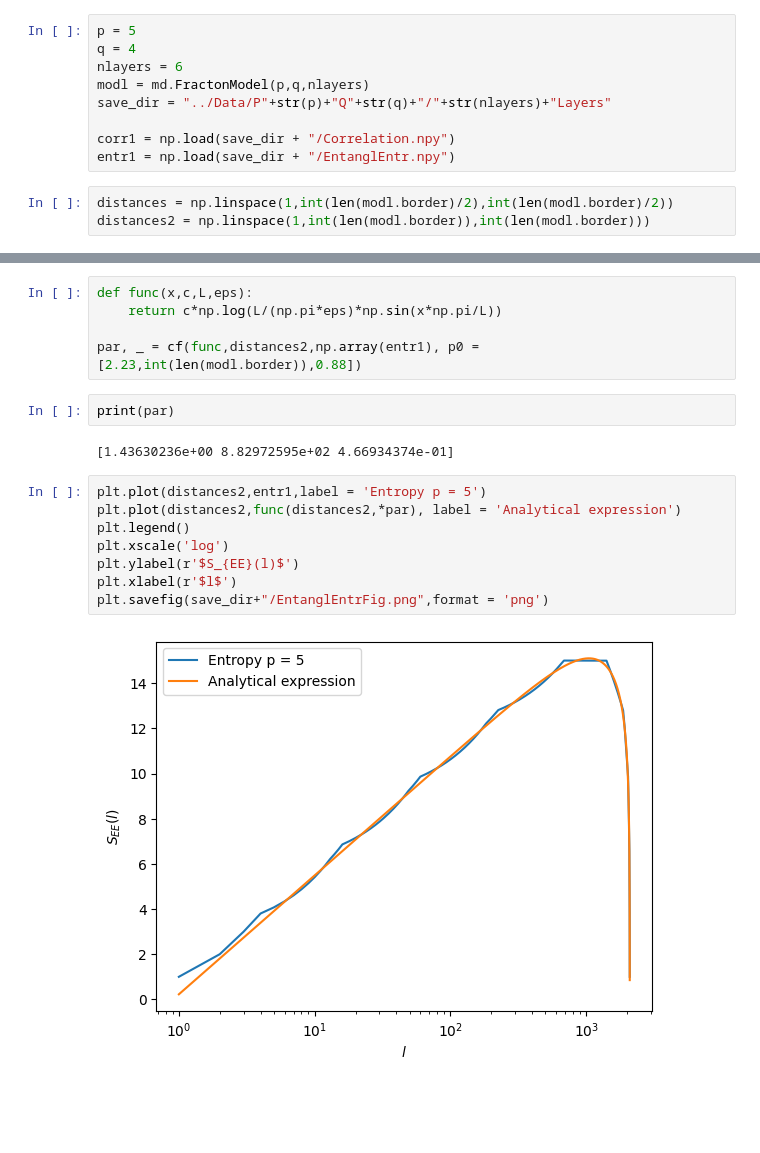
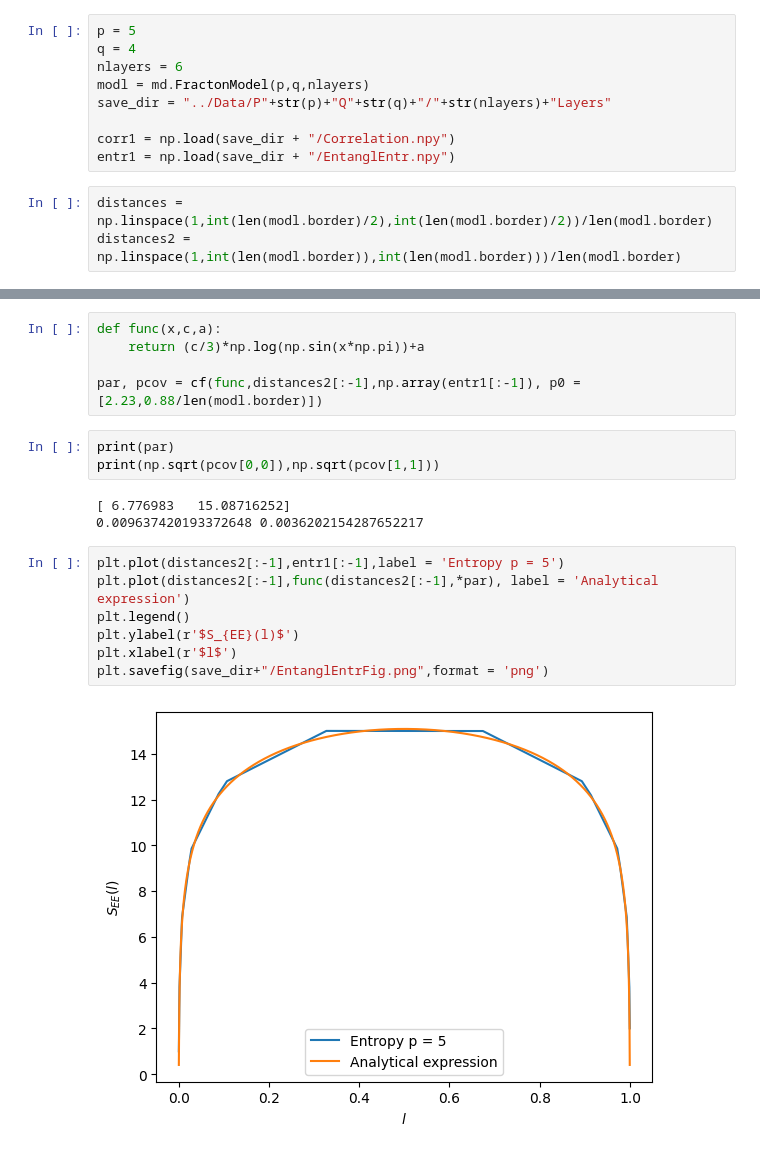
Before and after one commit to Alejo-Costa-Duran/HyperbolicFractonModel, a Jupyter notebook: Graphs-DataAnalysis.ipynb, the cells around one changed output, grey strips where cells are left out. Cells and saved outputs as stored; diff of their text form; blank space fills up the shorter version.

Commit message:
BH entropy

```diff
--- a/Graphs-DataAnalysis.ipynb
+++ b/Graphs-DataAnalysis.ipynb
@@ -18,8 +18,8 @@ save_dir = "../Data/P"+str(p)+"Q"+str(q)+"/"+str(nlayers)+"Layers"
 corr1 = np.load(save_dir + "/Correlation.npy")
 entr1 = np.load(save_dir + "/EntanglEntr.npy")
 # %%
-distances = np.linspace(1,int(len(modl.border)/2),int(len(modl.border)/2))
-distances2 = np.linspace(1,int(len(modl.border)),int(len(modl.border)))
+distances = np.linspace(1,int(len(modl.border)/2),int(len(modl.border)/2))/len(modl.border)
+distances2 = np.linspace(1,int(len(modl.border)),int(len(modl.border)))/len(modl.border)
 # %%
 plt.plot(distances[corr1>0.0030],corr1[corr1>0.003],'x-',label = 'Correlation p = 5')
 plt.plot(distances[corr1>0.0030],np.power(distances[corr1>0.0030],-1), label = r'$d^{-1}$')
@@ -34,19 +34,20 @@ plt.savefig(save_dir+"/CorrelationFig.png",format = 'png')
 # %%
-def func(x,c,L,eps):
-    return c*np.log(L/(np.pi*eps)*np.sin(x*np.pi/L))
+def func(x,c,a):
+    return (c/3)*np.log(np.sin(x*np.pi))+a
 
-par, _ = cf(func,distances2,np.array(entr1), p0 = [2.23,int(len(modl.border)),0.88])
+par, pcov = cf(func,distances2[:-1],np.array(entr1[:-1]), p0 = [2.23,0.88/len(modl.border)])
-# %%
-print(par)
-# %% [output]
-[1.43630236e+00 8.82972595e+02 4.66934374e-01]
+# %%
+print(par)
+print(np.sqrt(pcov[0,0]),np.sqrt(pcov[1,1]))
+# %% [output]
+[ 6.776983   15.08716252]
+0.009637420193372648 0.0036202154287652217
 # %%
-plt.plot(distances2,entr1,label = 'Entropy p = 5')
-plt.plot(distances2,func(distances2,*par), label = 'Analytical expression')
+plt.plot(distances2[:-1],entr1[:-1],label = 'Entropy p = 5')
+plt.plot(distances2[:-1],func(distances2[:-1],*par), label = 'Analytical expression')
 plt.legend()
-plt.xscale('log')
 plt.ylabel(r'$S_{EE}(l)$')
 plt.xlabel(r'$l$')
 plt.savefig(save_dir+"/EntanglEntrFig.png",format = 'png')
 # %% [output]
-[figure, old version]
+[figure, new version]
```
Also changed, not shown: parts of 1 cell of this notebook, 3 other files.
